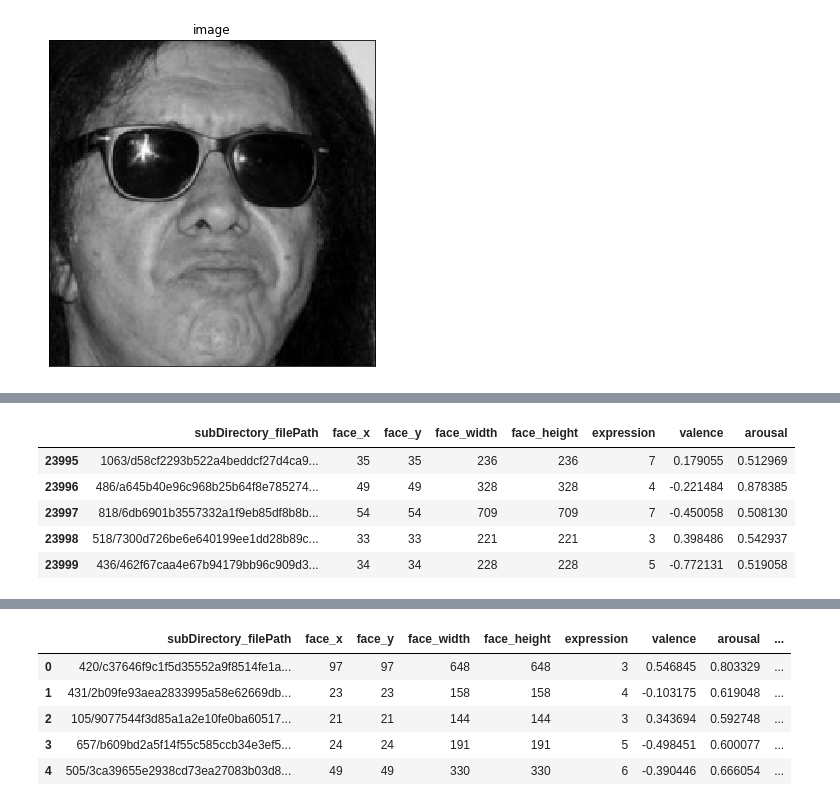
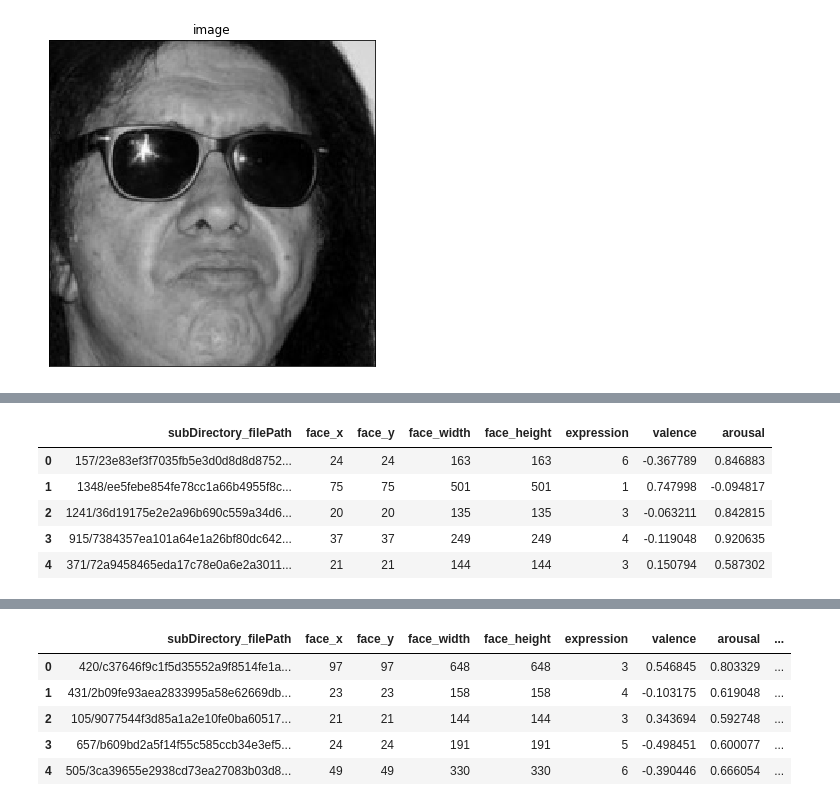
Before and after one commit to nikhil-salodkar/facial_expression, a Jupyter notebook: create_dataset.ipynb, the cells around one changed output, grey strips where cells are left out. Drawn from its saved outputs; the diff is of its cells as text; code cells hidden in the pictures.

```diff
--- a/create_dataset.ipynb
+++ b/create_dataset.ipynb
@@ -238,14 +147,14 @@ down_sampled_train_set = pd.read_csv("down_sampled_train_set.csv")
 # %%
 down_sampled_train_set = down_sampled_train_set.drop('Unnamed: 0', axis = 1)
 # %%
-down_sampled_train_set.tail()
+down_sampled_train_set.head()
 # %% [output]
 |  | subDirectory_filePath | face_x | face_y | face_width | face_height | expression | valence | arousal |
-| 23995 | 1063/d58cf2293b522a4beddcf27d4ca9... | 35 | 35 | 236 | 236 | 7 | 0.179055 | 0.512969 |
-| 23996 | 486/a645b40e96c968b25b64f8e785274... | 49 | 49 | 328 | 328 | 4 | -0.221484 | 0.878385 |
-| 23997 | 818/6db6901b3557332a1f9eb85df8b8b... | 54 | 54 | 709 | 709 | 7 | -0.450058 | 0.508130 |
-| 23998 | 518/7300d726be6e640199ee1dd28b89c... | 33 | 33 | 221 | 221 | 3 | 0.398486 | 0.542937 |
-| 23999 | 436/462f67caa4e67b94179bb96c909d3... | 34 | 34 | 228 | 228 | 5 | -0.772131 | 0.519058 |
+| 0 | 157/23e83ef3f7035fb5e3d0d8d8d8752... | 24 | 24 | 163 | 163 | 6 | -0.367789 | 0.846883 |
+| 1 | 1348/ee5febe854fe78cc1a66b4955f8c... | 75 | 75 | 501 | 501 | 1 | 0.747998 | -0.094817 |
+| 2 | 1241/36d19175e2e2a96b690c559a34d6... | 20 | 20 | 135 | 135 | 3 | -0.063211 | 0.842815 |
+| 3 | 915/7384357ea101a64e1a26bf80dc642... | 37 | 37 | 249 | 249 | 4 | -0.119048 | 0.920635 |
+| 4 | 371/72a9458465eda17c78e0a6e2a3011... | 21 | 21 | 144 | 144 | 3 | 0.150794 | 0.587302 |
 # %%
 down_sampled_train_set["image_location"] = down_sampled_train_set.apply(lambda row: generate_color_pixels(row['subDirectory_filePath'],row['face_x'],row['face_y'],row['face_width'],row['face_height'],row['expression']), axis = 1)
 # %%
```
Also changed, not shown: parts of 38 cells of this notebook.
